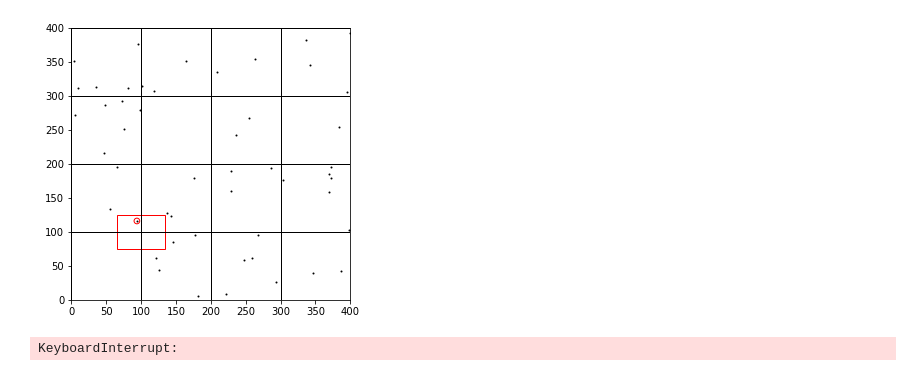
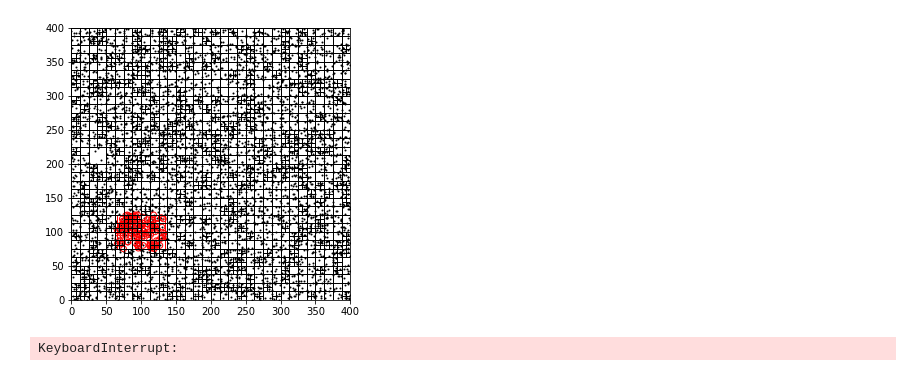
Before and after one commit to Astrojigs/Orbital-simulations, a Jupyter notebook: Gravity Animation with Barnes-hut algorithm.ipynb, the cells around one changed output. Drawn from its saved outputs; the diff is of its cells as text; code cells hidden in the pictures.

```diff
--- a/Gravity Animation with Barnes-hut algorithm.ipynb
+++ b/Gravity Animation with Barnes-hut algorithm.ipynb
@@ -133,35 +133,35 @@ import utils
 fig, ax = plt.subplots(figsize=(5,5))
 
 # specs of Rectangle:
 width = 400
 height = 400
 center_x = 200
 center_y = 200
 boundary = Rectangle(center_x,center_y,width,height)
 qt = Quadtree(boundary, 4)
 
-for i in range(50):
+for i in range(5000):
     x = np.random.randint(0,400)
     y = np.random.randint(0,400)
     mass = np.random.randint(3,500)
     p = Point(x,y,mass)
     ax.scatter(p.x,p.y,s=1,c='black')
     qt.insert(p)
 
 # give me points in this region
 region = Rectangle(100,100,68,50)
 found_points = []
 qt.query(region,found_points)
 ax.scatter([p.x for p in found_points],[p.y for p in found_points],
 facecolors='none', edgecolors='r',s=32)
 region.show(ax,color='red')
 ax.set_xlim(center_x-width/2,center_x+width/2)
 ax.set_ylim(center_y-height/2,center_y+height/2)
 
 qt.show(ax)
 plt.show()
 # %% [output]
-[figure, old version]
+[figure, new version]
 # %%
 #Main function :
 # X0 -> X1
```
Also changed, not shown: 2 other files.
